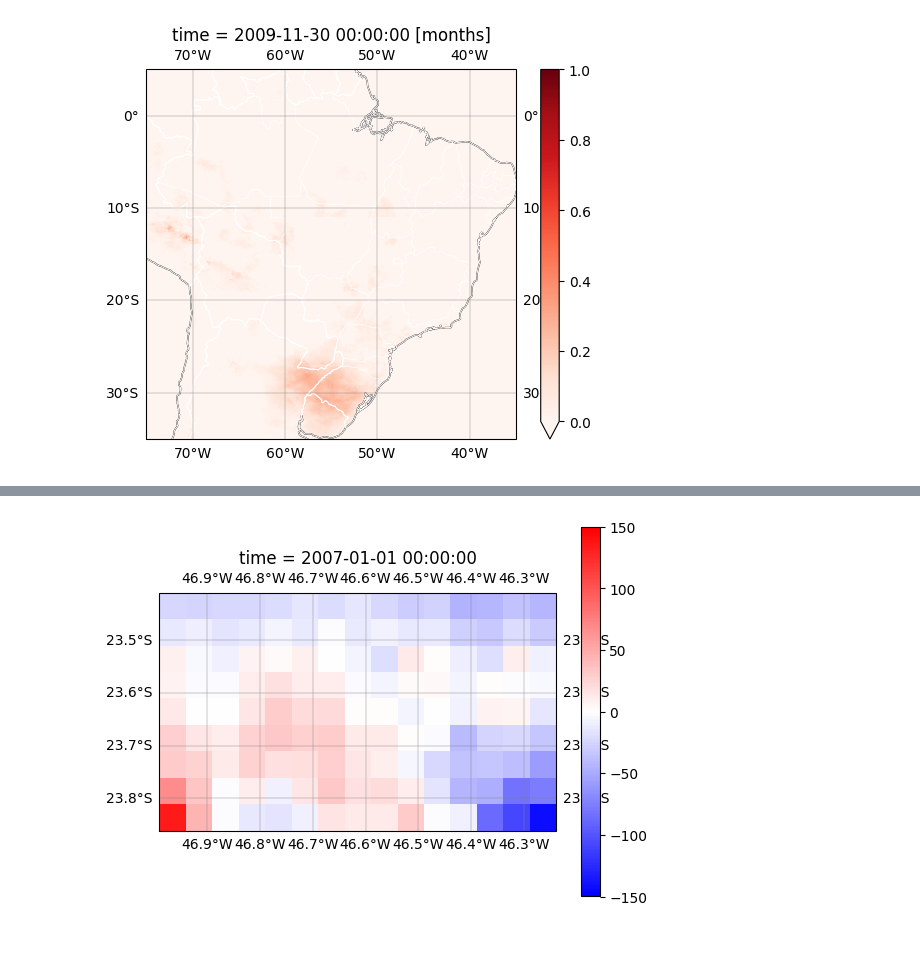
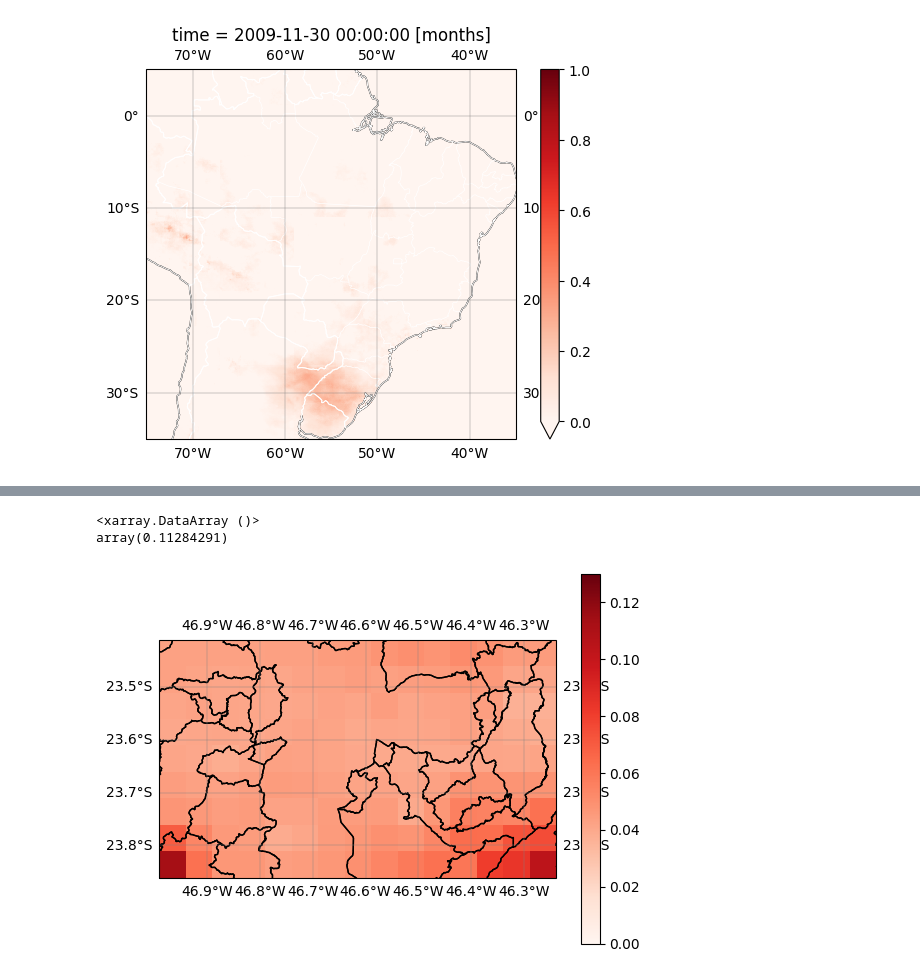
Before and after one commit to DilermandoQueiroz/downscaling, a Jupyter notebook: demo/bias_downscaling.ipynb, the cells around one changed output, grey strips where cells are left out. Saved outputs shown, nothing was run; the diff lists cells and outputs as text; code cells hidden in the pictures; blank space fills up the shorter version.

```diff
--- a/demo/bias_downscaling.ipynb
+++ b/demo/bias_downscaling.ipynb
@@ -69,7 +69,9 @@ Chirps.plot_map(reconstruct_chirps_xr, i, vmax=vmax)
 Chirps.plot_map(reconstruct_cmip6_xr, i, vmax=vmax)
 
 error_model = reconstruct_chirps - reconstruct_model
+error_abs_model = np.abs(error_model)
 error_model_xr = Chirps.create_xarray(error_model)
+error_abs_model_xr = Chirps.create_xarray(error_abs_model)
 
 Chirps.plot_map(error_model_xr, i, cmap='Reds')
 # %% [output]
@@ -77,3 +79,30 @@ Chirps.plot_map(error_model_xr, i, cmap='Reds')
 [figure]
 [figure]
 [figure]
+# %%
+import matplotlib.pyplot as plt
+import cartopy.crs as ccrs
+from cartopy.feature import ShapelyFeature
+from cartopy.io.shapereader import Reader
+
+def plot_map(data, time, cmap='viridis', vmax=1, vmin=0, title=''):
+    # Create the figure and axes with PlateCarree projection
+    fig, ax = plt.subplots(subplot_kw={'projection': ccrs.PlateCarree()})
+
+    # Plot coastlines
+    # ax.coastlines()
+
+    fname = r'/Users/dilermando/dev/downscaling/datamodule/dataset/shp/SP_Municipios_2022/SP_Municipios_2022.shp'
+    shape_feature = ShapelyFeature(Reader(fname).geometries(),
+                            ccrs.PlateCarree(), edgecolor='black')
+    ax.add_feature(shape_feature, facecolor='none')
+
+    # Plot your data on the map
+    data.isel(time=time).plot(ax=ax, transform=ccrs.PlateCarree(), vmin=vmin, vmax=vmax, cmap=cmap)
+
+    # Add gridlines and labels with grey color
+    gl = ax.gridlines(draw_labels=True, color='grey', linewidth=0.3)
+
+    ax.set_title(title)
+    # Show the plot
+    plt.show()
@@ -80,6 +113,9 @@ Chirps.plot_map(error_model_xr, i, cmap='Reds')
 # %%
-error_sp = error_model_xr.resample(time='96MS').mean(dim='time').sel(latitude=slice(-23.88, -23.4), longitude=slice(-47, -46.25))
+error_abs_model_xr.resample(time='96MS').mean(dim='time').sel(latitude=slice(-23.88, -23.4), longitude=slice(-47, -46.25)).max()
+# %% [output]
+<xarray.DataArray ()>
+array(0.11284291)
 # %%
-Chirps.plot_map(error_model_xr.resample(time='96MS').mean(dim='time').sel(latitude=slice(-23.88, -23.4), longitude=slice(-47, -46.25))*data_downscaling.chirps_max, 0, vmax=150, vmin=-150, cmap='bwr')
+plot_map(error_abs_model_xr.resample(time='96MS').mean(dim='time').sel(latitude=slice(-23.88, -23.4), longitude=slice(-47, -46.25)), 0, vmax=0.13, vmin=0, cmap='Reds', title='')
 # %% [output]
-[figure, old version]
+[figure, new version]
```
Also changed, not shown: parts of 5 cells of this notebook.
